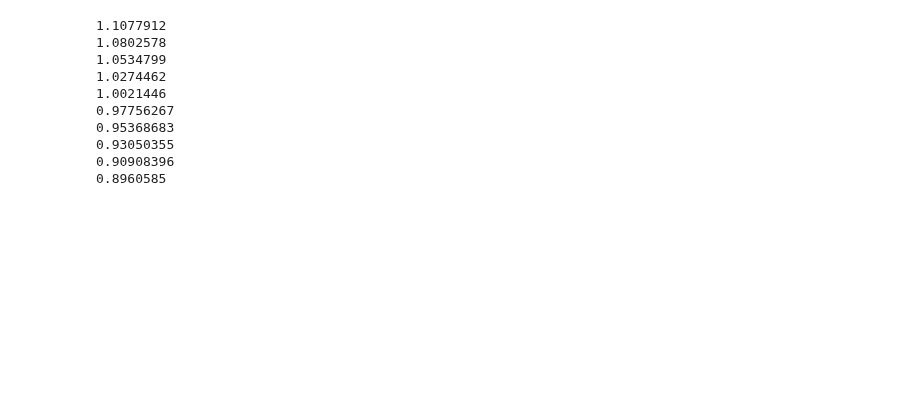
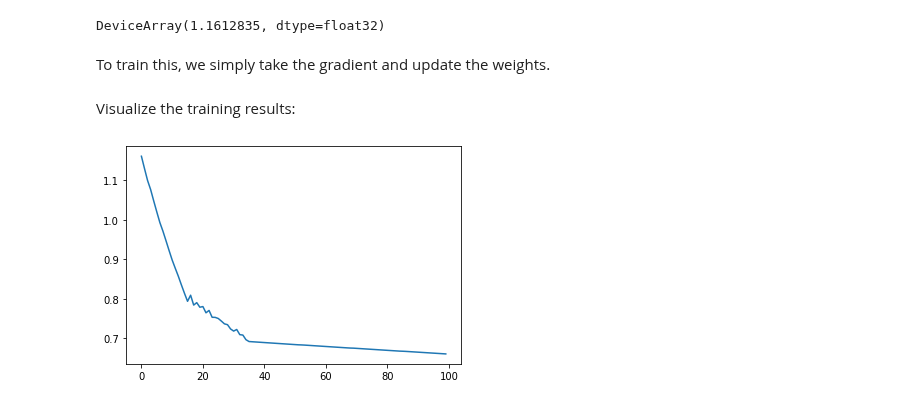
Before and after one commit to electronicvisions/jaxsnn, a Jupyter notebook: jaxsnn/notebooks/leaky_integrate.ipynb, the cells around one changed output. Cells and saved outputs as stored; diff of their text form; code cells hidden in the pictures; blank space fills up the shorter version.

```diff
--- a/jaxsnn/notebooks/leaky_integrate.ipynb
+++ b/jaxsnn/notebooks/leaky_integrate.ipynb
@@ -102,3 +92,16 @@ DeviceArray(1.1077912, dtype=float32)
+# %%
+spikes = Spike(
+    time=np.array([0, 0.2, 0.25, 0.4]) * t_max,
+    idx=np.array([0, 1, 2, 1])
+)
+targets = np.array([1.0, 0.0])
+batch = (spikes, targets)
+value = loss_fn(weights, batch)
+value
+# %% [output]
+DeviceArray(1.1612835, dtype=float32)
+# %% [markdown]
+To train this, we simply take the gradient and update the weights.
 # %%
 # can we train this?
 weights = np.array(
@@ -109,18 +112,15 @@ weights = np.array(
     ]
 )
 
-for i in range(10):
+loss = []
+for i in range(100):
     value, grads = jax.value_and_grad(loss_fn)(weights, batch)
-    print(value)
+    loss.append(value)
     weights = jax.tree_map(lambda w, dw: w - 0.1 * dw, weights, grads)
-# %% [output]
-1.1077912
-1.0802578
-1.0534799
-1.0274462
-1.0021446
-0.97756267
-0.95368683
-0.93050355
-0.90908396
-0.8960585
+# %% [markdown]
+Visualize the training results:
+# %%
+plt.plot(np.arange(len(loss)), loss)
+plt.show()
+# %% [output]
+[figure, added]
```
Also changed, not shown: parts of 14 cells of this notebook, 9 other files.
